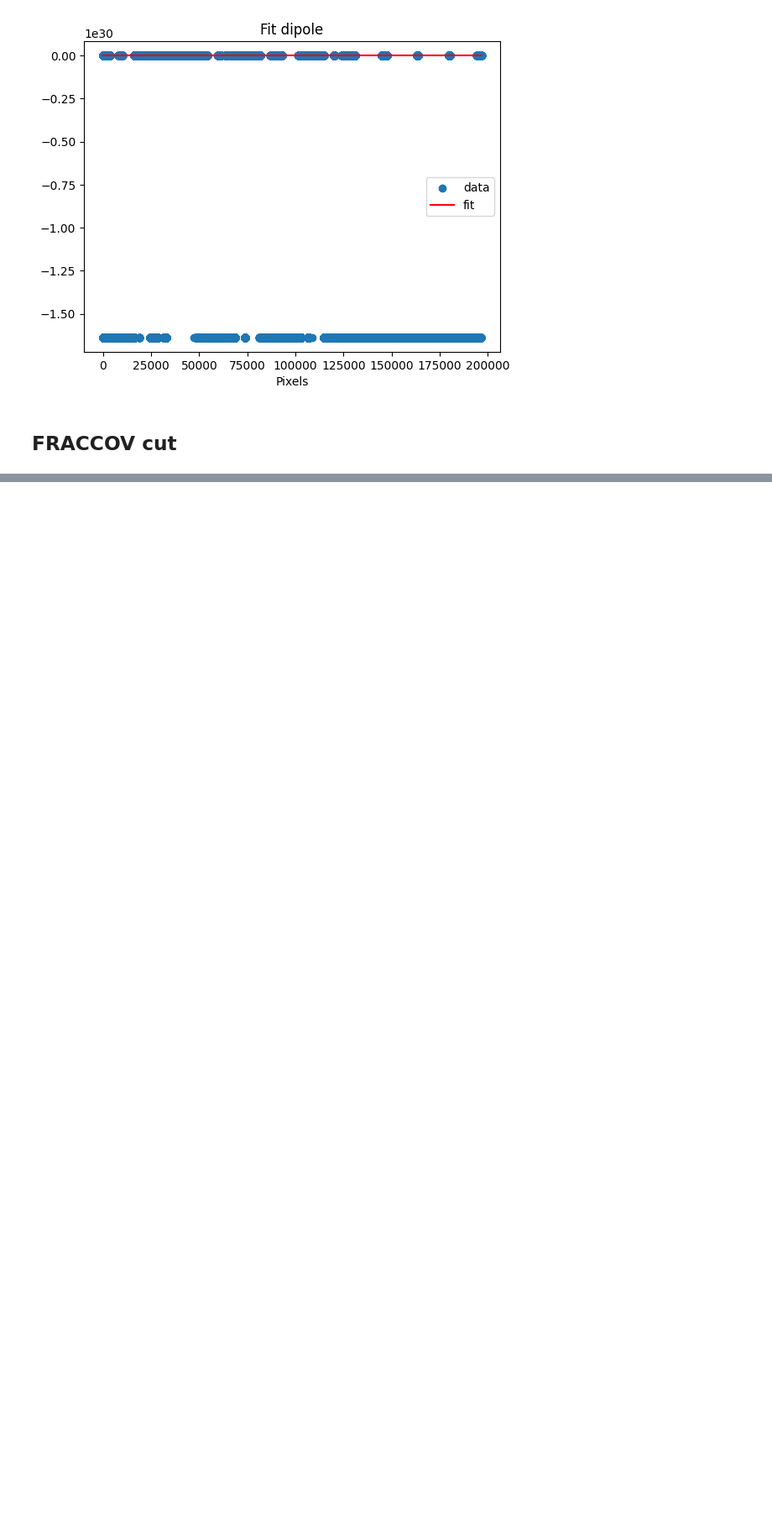
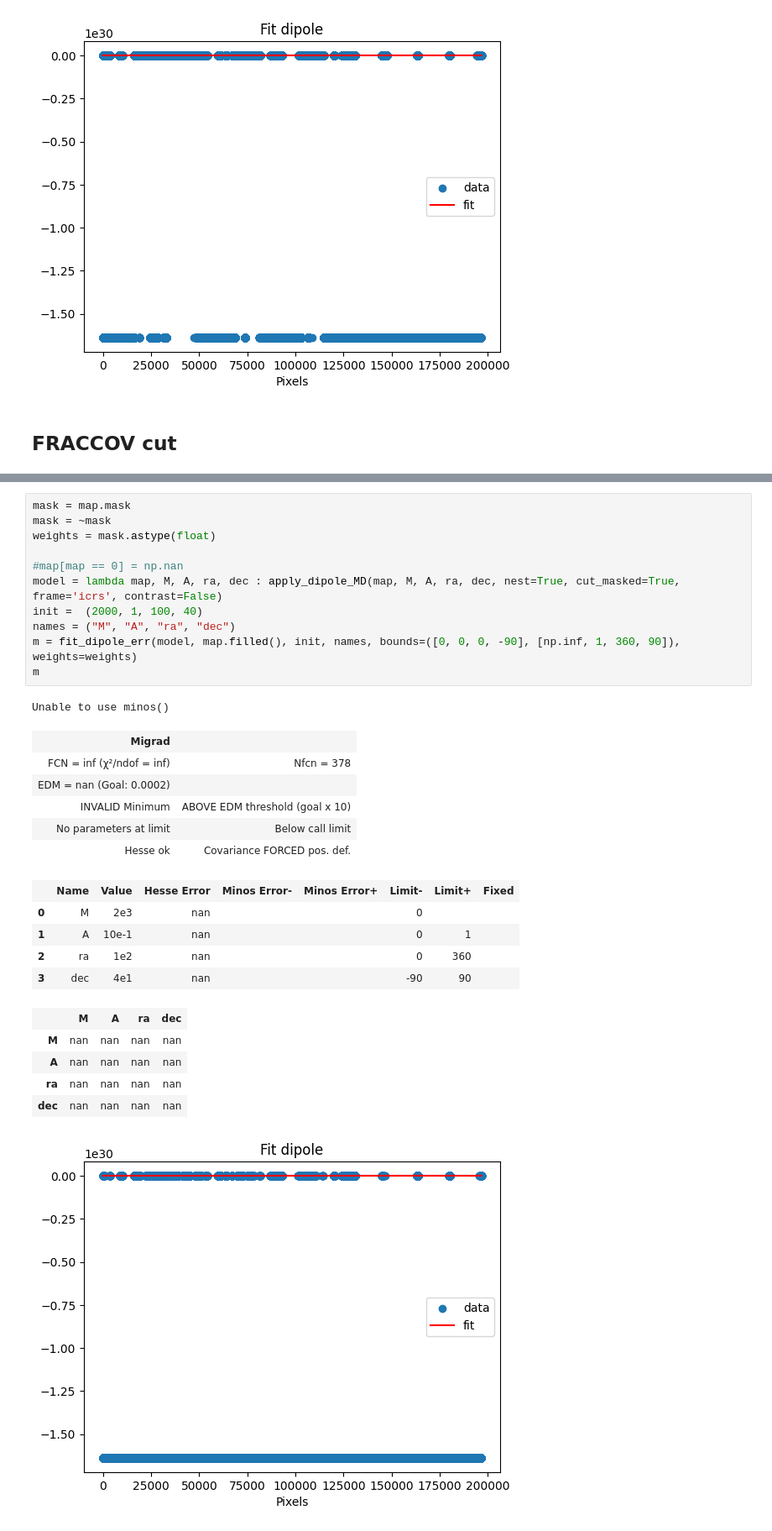
Before and after one commit to johannct/M2_Stage_Code, a Jupyter notebook: DESI BGS FRACCOV.ipynb, the cells around one changed output, grey strips where cells are left out. Shown at 84% size. Cells and saved outputs as stored; diff of their text form; blank space fills up the shorter version.

```diff
--- a/DESI BGS FRACCOV.ipynb
+++ b/DESI BGS FRACCOV.ipynb
@@ -162,0 +149,30 @@ plt.ylabel("DEC");
+# %%
+mask = map.mask
+mask = ~mask
+weights = mask.astype(float)
+
+#map[map == 0] = np.nan
+model = lambda map, M, A, ra, dec : apply_dipole_MD(map, M, A, ra, dec, nest=True, cut_masked=True, frame='icrs', contrast=False)
+init =  (2000, 1, 100, 40)
+names = ("M", "A", "ra", "dec")
+m = fit_dipole_err(model, map.filled(), init, names, bounds=([0, 0, 0, -90], [np.inf, 1, 360, 90]), weights=weights)
+m
+# %% [output]
+Unable to use minos()
+| Migrad |  |
+| FCN = inf (χ²/ndof = inf) | Nfcn = 378 |
+| EDM = nan (Goal: 0.0002) |  |
+| INVALID Minimum | ABOVE EDM threshold (goal x 10) |
+| No parameters at limit | Below call limit |
+| Hesse ok | Covariance FORCED pos. def. |
+|  | Name | Value | Hesse Error | Minos Error- | Minos Error+ | Limit- | Limit+ | Fixed |
+| 0 | M | 2e3 | nan |  |  | 0 |  |  |
+| 1 | A | 10e-1 | nan |  |  | 0 | 1 |  |
+| 2 | ra | 1e2 | nan |  |  | 0 | 360 |  |
+| 3 | dec | 4e1 | nan |  |  | -90 | 90 |  |
+|  | M | A | ra | dec |
+| M | nan | nan | nan | nan |
+| A | nan | nan | nan | nan |
+| ra | nan | nan | nan | nan |
+| dec | nan | nan | nan | nan |
+[figure, added]
```
Also changed, not shown: parts of 3 cells of this notebook, 2 other files.
